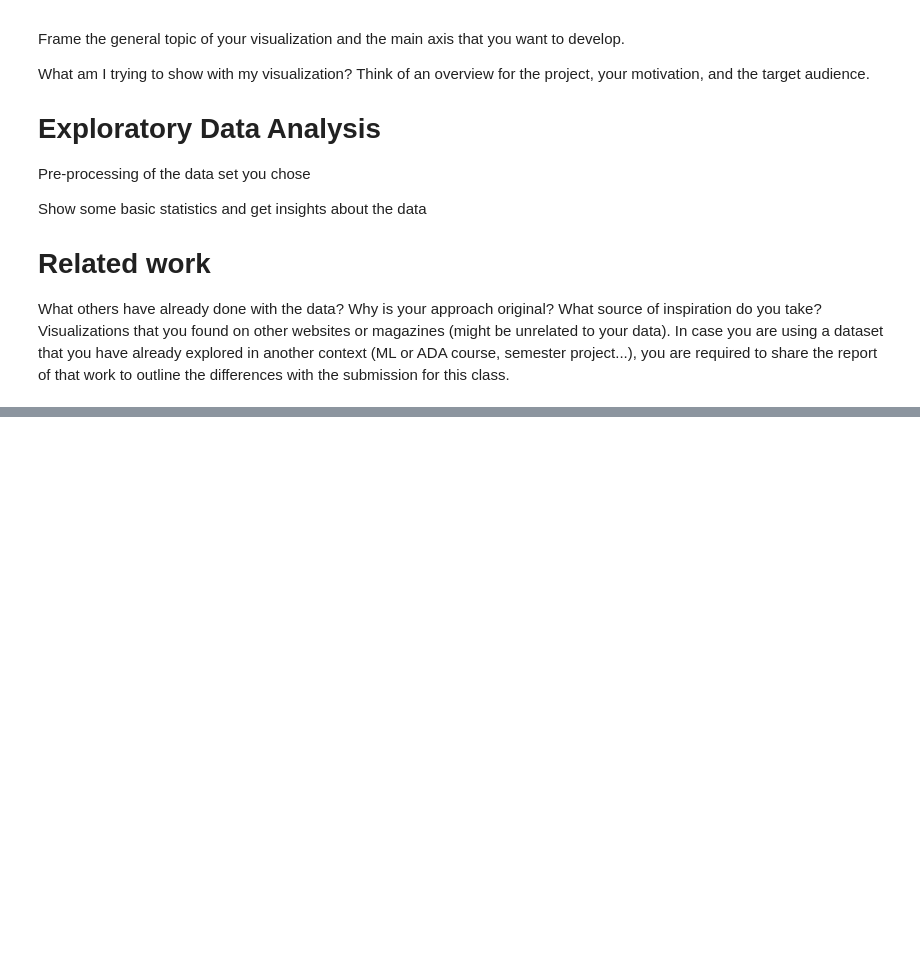
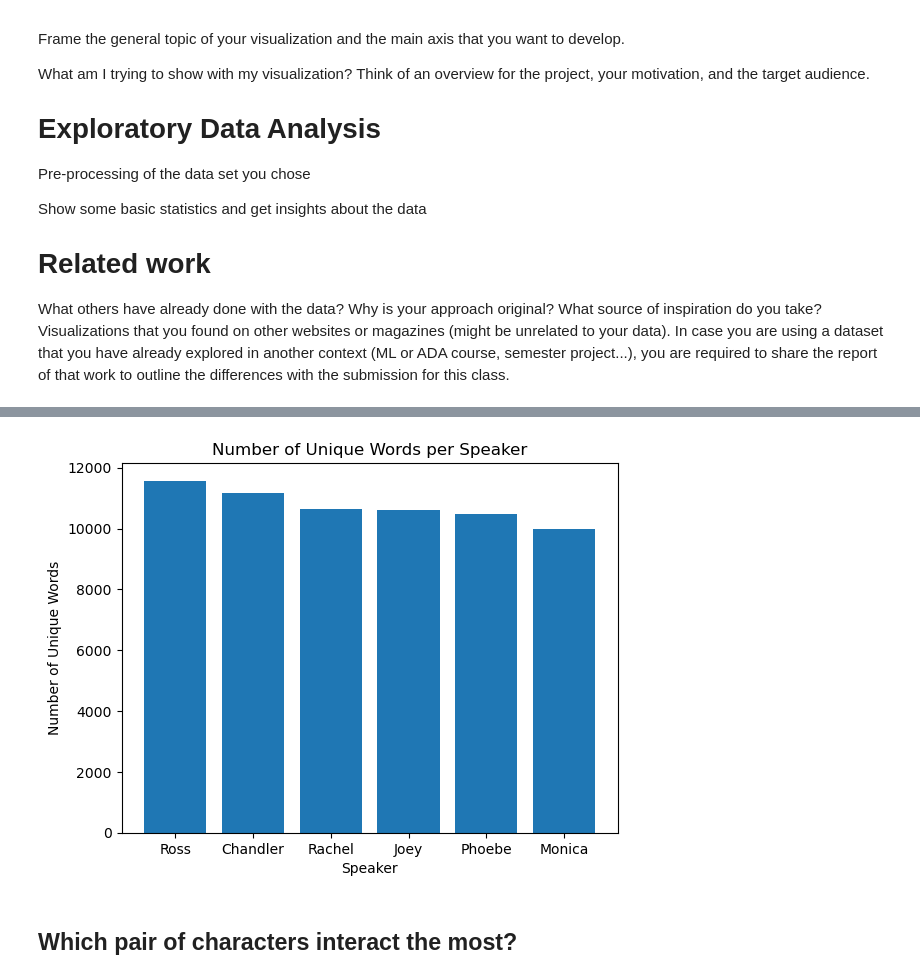
Before and after one commit to com-480-data-visualization/project-2023-chart-conquerors, a Jupyter notebook: milestone1.ipynb, the cells around one changed output, grey strips where cells are left out. Cells and saved outputs as stored; diff of their text form; code cells hidden in the pictures; blank space fills up the shorter version.

```diff
--- a/milestone1.ipynb
+++ b/milestone1.ipynb
@@ -27,0 +114,5 @@ In case you are using a dataset that you have already explored in another contex
+# %%
+# We should lowercase the text in order to avoid adding the same words when they are upper or lowercase
+df_simple = df_main_char[['speaker','text']]
+df_simple['text'] = df['text'].apply(lambda x: x.lower())
+df_simple
@@ -27,0 +133,23 @@ In case you are using a dataset that you have already explored in another contex
+# %%
+# Create a new DataFrame to store the count of unique words for each speaker
+unique_words_df = pd.DataFrame(columns=['speaker', 'unique_words'])
+
+# Iterate through the unique speakers
+for speaker in df_simple['speaker'].unique():
+    # Filter the DataFrame for the current speaker
+    speaker_df = df_simple[df_simple['speaker'] == speaker]
+
+    # Concatenate all the text and split it into words
+    words = ' '.join(speaker_df['text']).split()
+
+    # Count the unique words
+    unique_word_count = len(set(words))
+
+    # Append the result to the unique_words_df DataFrame
+    unique_words_df = unique_words_df.append({'speaker': speaker, 'unique_words': unique_word_count}, ignore_index=True)
+
+# Sort the unique_words_df DataFrame by the 'unique_words' column in descending order
+sorted_unique_words_df = unique_words_df.sort_values('unique_words', ascending=False)
+
+# Display the sorted DataFrame
+sorted_unique_words_df
@@ -27,0 +164,15 @@ In case you are using a dataset that you have already explored in another contex
+# %%
+# Get the speaker and unique_words columns from the sorted DataFrame
+speaker = sorted_unique_words_df['speaker'].apply(lambda x: x.split(" ")[0])
+unique_words = sorted_unique_words_df['unique_words']
+
+plt.bar(speaker, unique_words)
+plt.xlabel('Speaker')
+plt.ylabel('Number of Unique Words')
+plt.title('Number of Unique Words per Speaker')
+
+plt.show()
+# %% [output]
+[figure, added]
+# %% [markdown]
+## Which pair of characters interact the most?
```
Also changed, not shown: parts of 23 cells of this notebook, 1 other file.
